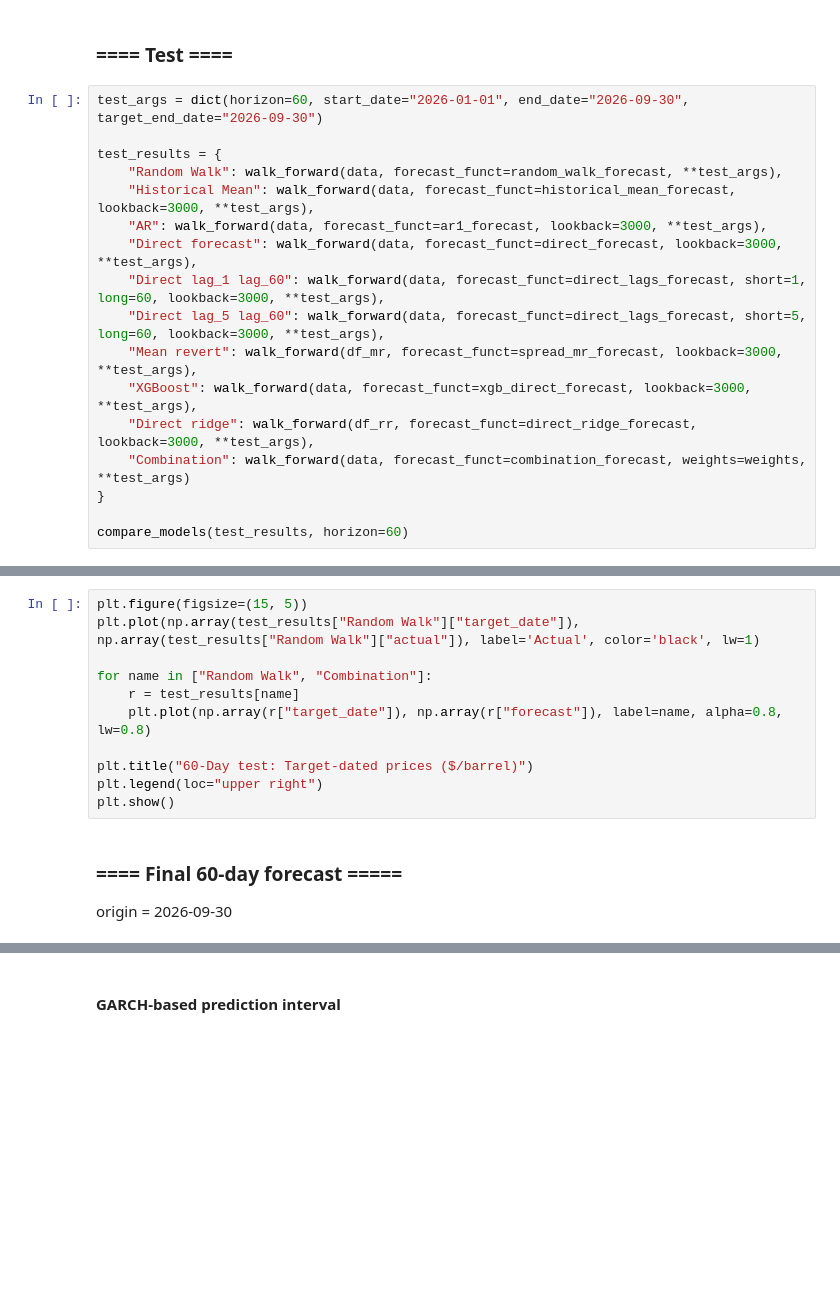
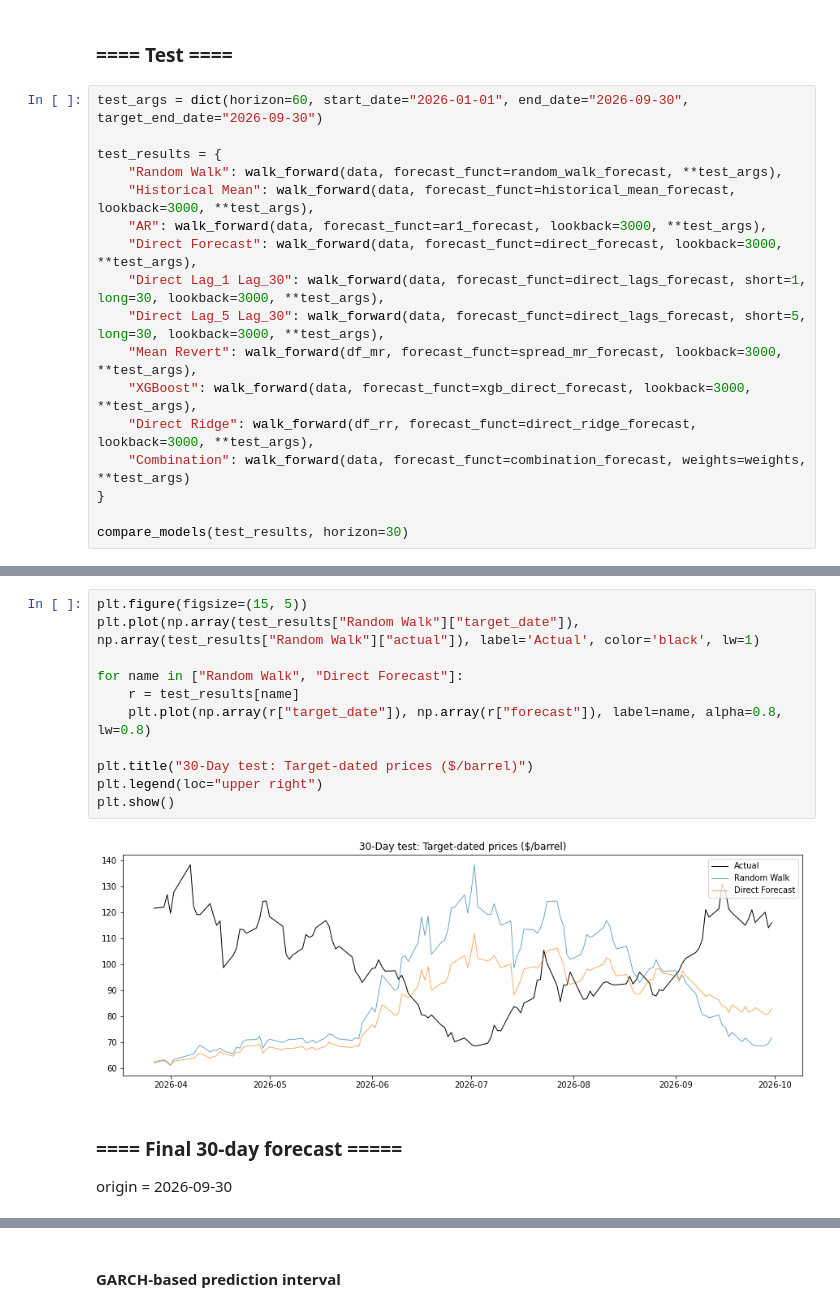
Before and after one commit to airrehn/Sample-Taxed, a Jupyter notebook: notebooks/forecast30.ipynb, the cells around one changed output, grey strips where cells are left out. Drawn from its saved outputs; the diff is of its cells as text; blank space fills up the shorter version.

```diff
--- a/notebooks/forecast30.ipynb
+++ b/notebooks/forecast30.ipynb
@@ -130,13 +239,13 @@ test_results = {
     "Random Walk": walk_forward(data, forecast_funct=random_walk_forecast, **test_args),
     "Historical Mean": walk_forward(data, forecast_funct=historical_mean_forecast, lookback=3000, **test_args),
     "AR": walk_forward(data, forecast_funct=ar1_forecast, lookback=3000, **test_args),
-    "Direct forecast": walk_forward(data, forecast_funct=direct_forecast, lookback=3000, **test_args),
-    "Direct lag_1 lag_60": walk_forward(data, forecast_funct=direct_lags_forecast, short=1, long=60, lookback=3000, **test_args),
-    "Direct lag_5 lag_60": walk_forward(data, forecast_funct=direct_lags_forecast, short=5, long=60, lookback=3000, **test_args),
-    "Mean revert": walk_forward(df_mr, forecast_funct=spread_mr_forecast, lookback=3000, **test_args),
+    "Direct Forecast": walk_forward(data, forecast_funct=direct_forecast, lookback=3000, **test_args),
+    "Direct Lag_1 Lag_30": walk_forward(data, forecast_funct=direct_lags_forecast, short=1, long=30, lookback=3000, **test_args),
+    "Direct Lag_5 Lag_30": walk_forward(data, forecast_funct=direct_lags_forecast, short=5, long=30, lookback=3000, **test_args),
+    "Mean Revert": walk_forward(df_mr, forecast_funct=spread_mr_forecast, lookback=3000, **test_args),
     "XGBoost": walk_forward(data, forecast_funct=xgb_direct_forecast, lookback=3000, **test_args),
-    "Direct ridge": walk_forward(df_rr, forecast_funct=direct_ridge_forecast, lookback=3000, **test_args),
+    "Direct Ridge": walk_forward(df_rr, forecast_funct=direct_ridge_forecast, lookback=3000, **test_args),
     "Combination": walk_forward(data, forecast_funct=combination_forecast, weights=weights, **test_args)
 }
 
-compare_models(test_results, horizon=60)
+compare_models(test_results, horizon=30)
@@ -143,16 +265,18 @@ compare_models(test_results, horizon=60)
 # %%
 plt.figure(figsize=(15, 5))
 plt.plot(np.array(test_results["Random Walk"]["target_date"]), np.array(test_results["Random Walk"]["actual"]), label='Actual', color='black', lw=1)
 
-for name in ["Random Walk", "Combination"]:
+for name in ["Random Walk", "Direct Forecast"]:
     r = test_results[name]
     plt.plot(np.array(r["target_date"]), np.array(r["forecast"]), label=name, alpha=0.8, lw=0.8)
 
-plt.title("60-Day test: Target-dated prices ($/barrel)")
+plt.title("30-Day test: Target-dated prices ($/barrel)")
 plt.legend(loc="upper right")
 plt.show()
+# %% [output]
+[figure, added]
 # %% [markdown]
-### ==== Final 60-day forecast =====
+### ==== Final 30-day forecast =====
 origin = 2026-09-30
 # %%
 ORIGIN_DATE = "2026-09-30"
```
Also changed, not shown: parts of 18 cells of this notebook, 1 other file.
